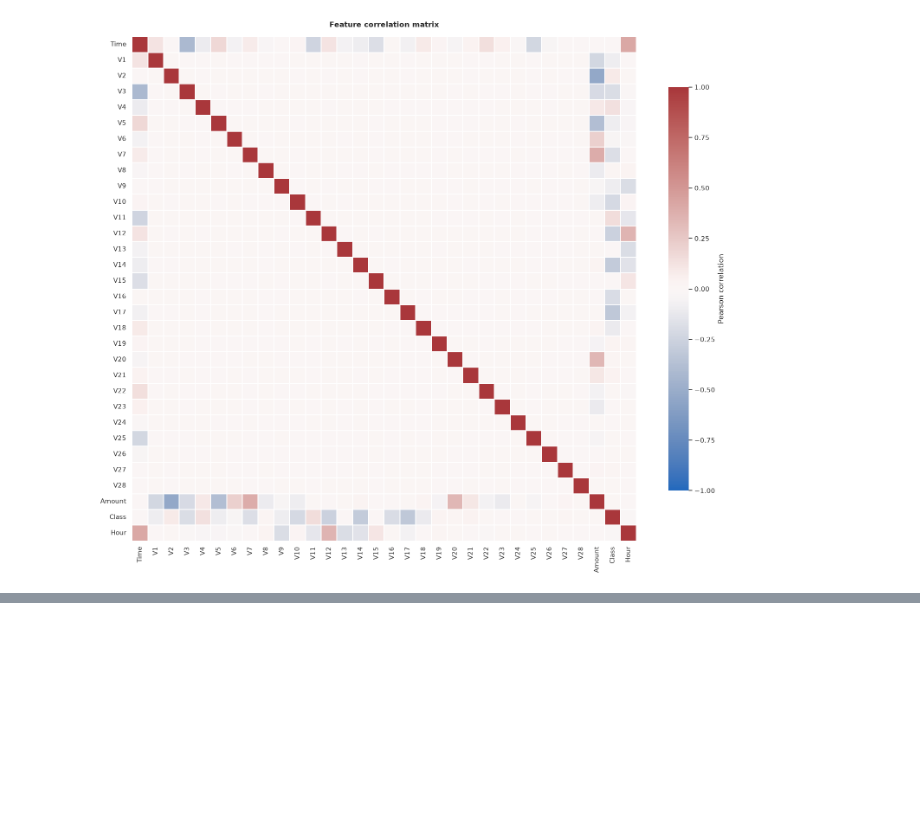
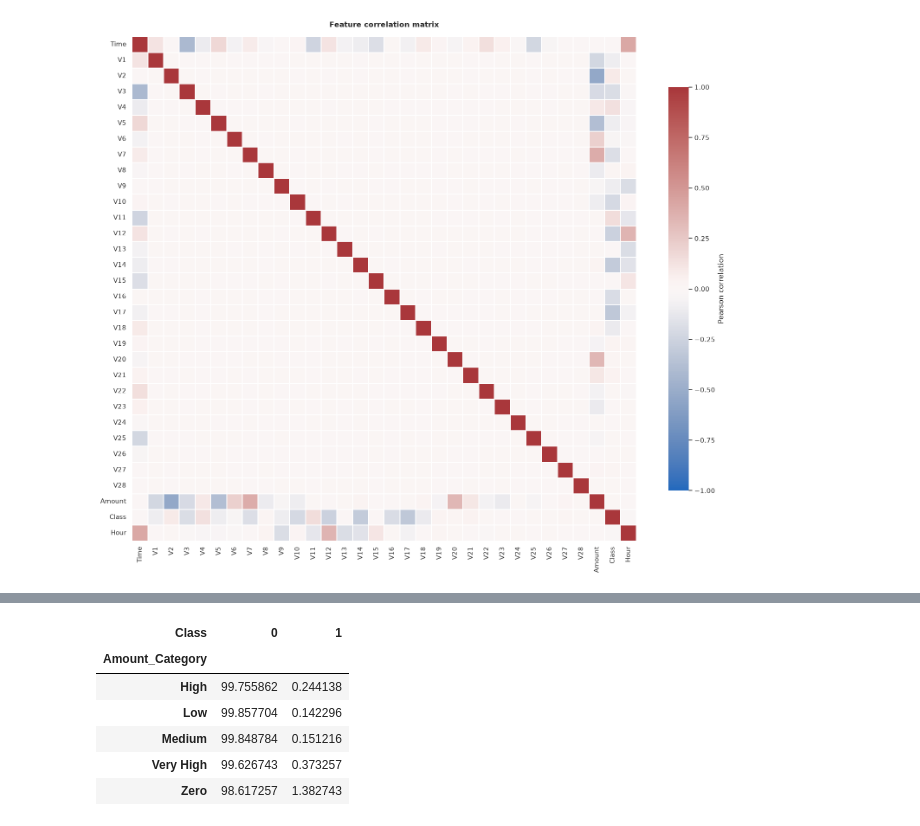
Before and after one commit to to-bits/BehaviorGuard-Customer-Behavioral-Profiling-for-Credit-Card-Fraud-Detection, a Jupyter notebook: BehaviorGuard — Customer Behavioral Profiling for Credit Card Fraud Detection/notebooks/01_data_understanding.ipynb, the cells around one changed output, grey strips where cells are left out. Drawn from its saved outputs; the diff is of its cells as text; code cells hidden in the pictures; blank space fills up the shorter version.

```diff
--- a/BehaviorGuard — Customer Behavioral Profiling for Credit Card Fraud Detection/notebooks/01_data_understanding.ipynb
+++ b/BehaviorGuard — Customer Behavioral Profiling for Credit Card Fraud Detection/notebooks/01_data_understanding.ipynb
@@ -260,0 +384,4 @@ plt.show()
+# %%
+df_clean["Amount_Log"] = np.log1p(df_clean["Amount"])
+
+df_clean[["Amount", "Amount_Log"]].head()
@@ -260,0 +421,16 @@ plt.show()
+# %%
+amount_fraud_rate = pd.crosstab(
+    df_clean["Amount_Category"],
+    df_clean["Class"],
+    normalize="index"
+) * 100
+
+amount_fraud_rate
+# %% [output]
+| Class | 0 | 1 |
+| Amount_Category |  |  |
+| High | 99.755862 | 0.244138 |
+| Low | 99.857704 | 0.142296 |
+| Medium | 99.848784 | 0.151216 |
+| Very High | 99.626743 | 0.373257 |
+| Zero | 98.617257 | 1.382743 |
```
Also changed, not shown: parts of 18 cells of this notebook.
